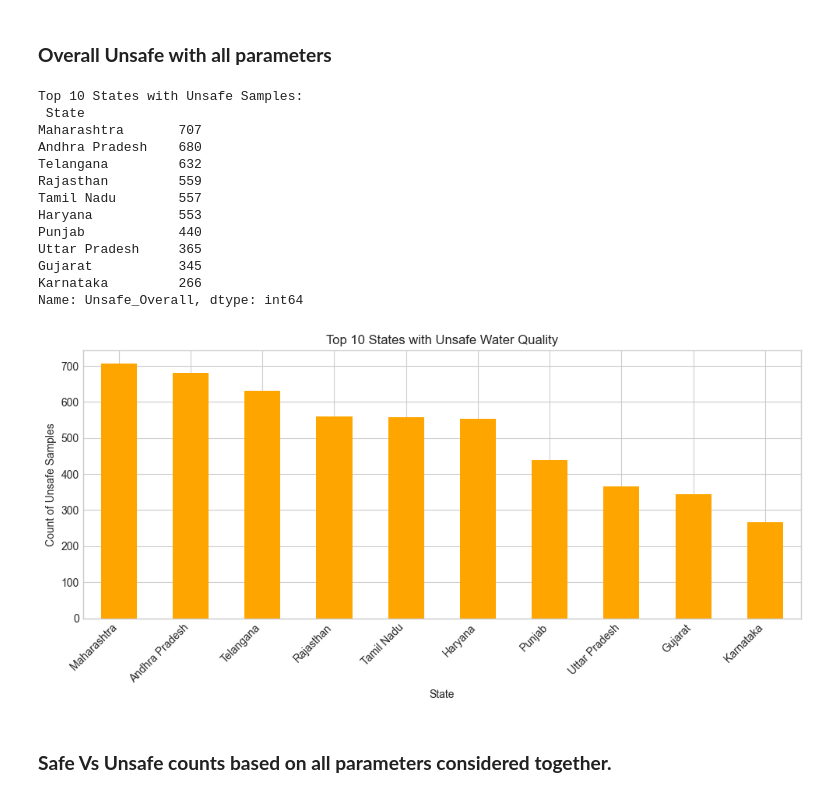
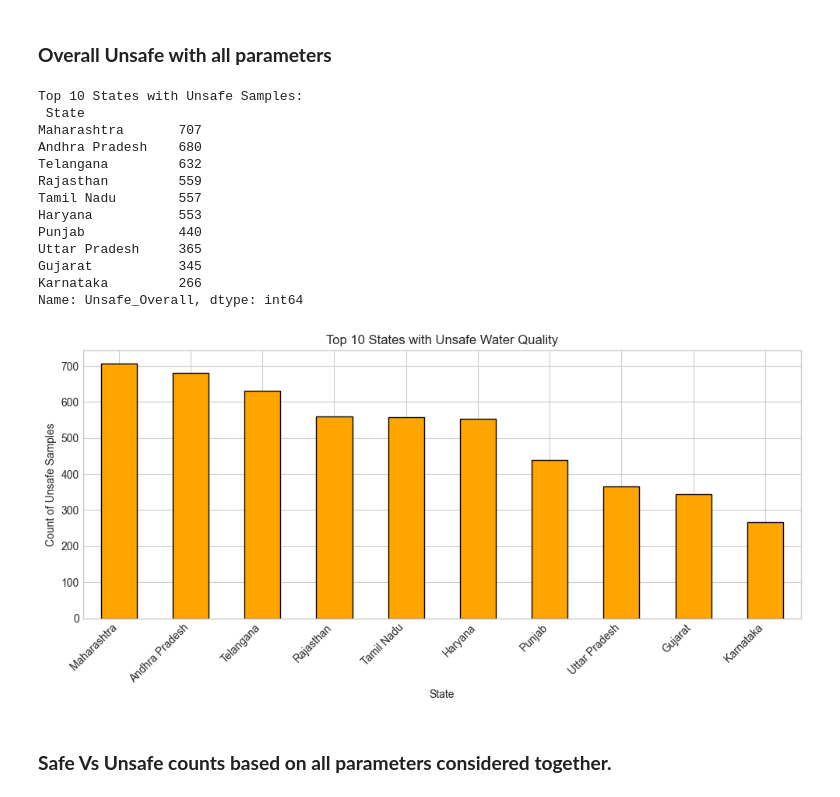
Before and after one commit to asminity/CGWS-Groundwater-Anlaysis, a Jupyter notebook: Report/report.ipynb, the cells around one changed output. Drawn from its saved outputs; the diff is of its cells as text; code cells hidden in the pictures.

```diff
--- a/Report/report.ipynb
+++ b/Report/report.ipynb
@@ -224,30 +232,30 @@ df['Unsafe_Overall'] = (
 # %%
 state_summary = df.groupby('State')['Unsafe_Overall'].sum().sort_values(ascending=False)
 print("\nTop 10 States with Unsafe Samples:\n", state_summary.head(10))
 
 plt.figure(figsize=(10,5))
-state_summary.head(10).plot(kind='bar', color='orange')
+state_summary.head(10).plot(kind='bar', color='orange', edgecolor='black')
 plt.xlabel("State")
 plt.ylabel("Count of Unsafe Samples")
 plt.title("Top 10 States with Unsafe Water Quality")
 plt.xticks(rotation=45, ha='right')
 plt.tight_layout()
 plt.show()
 # %% [output]
 Top 10 States with Unsafe Samples:
  State
 Maharashtra       707
 Andhra Pradesh    680
 Telangana         632
 Rajasthan         559
 Tamil Nadu        557
 Haryana           553
 Punjab            440
 Uttar Pradesh     365
 Gujarat           345
 Karnataka         266
 Name: Unsafe_Overall, dtype: int64
-[figure, old version]
+[figure, new version]
 # %% [markdown]
 ### **Safe Vs Unsafe counts based on all parameters considered together.**
 # %%
```
Also changed, not shown: parts of 7 cells of this notebook, 2 other files.
